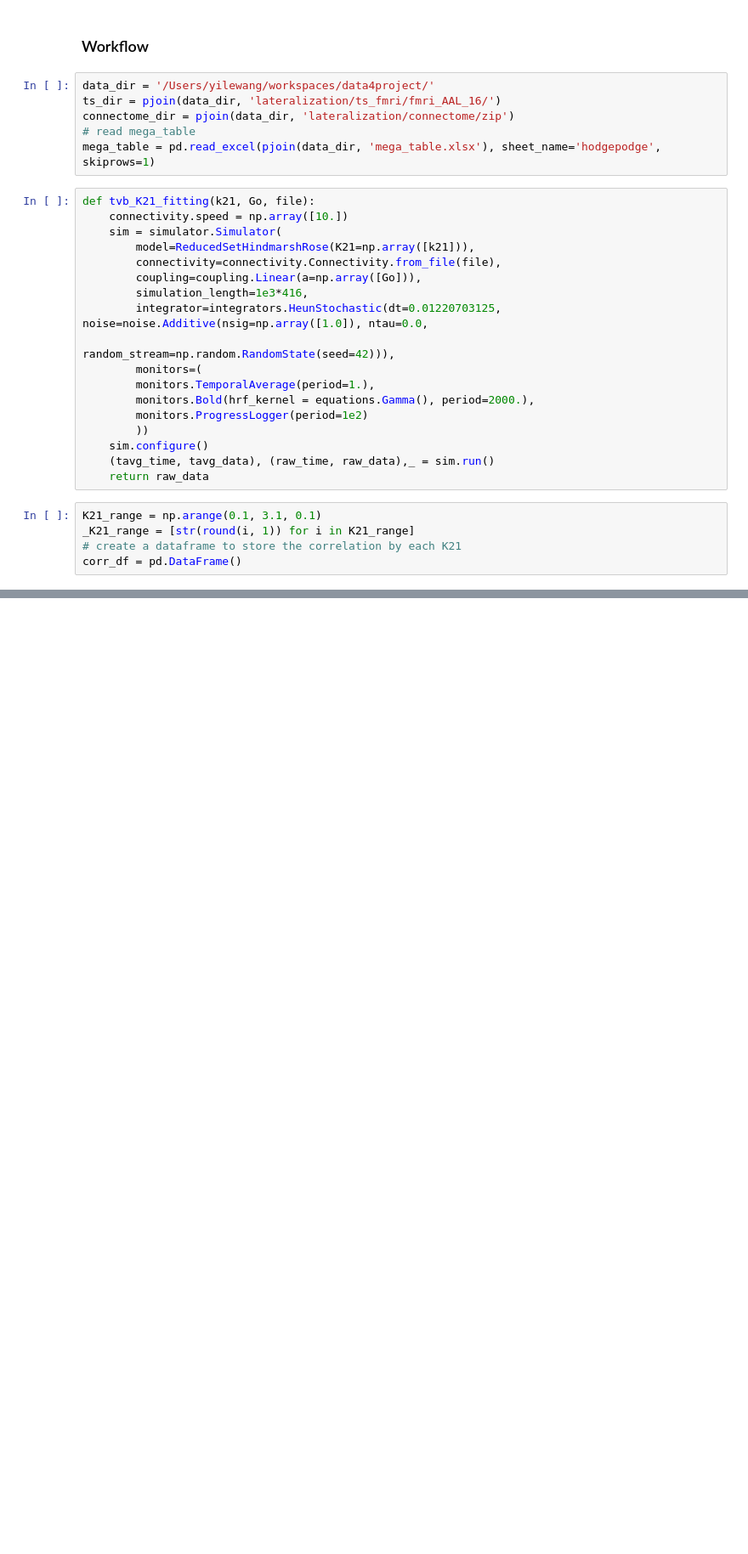
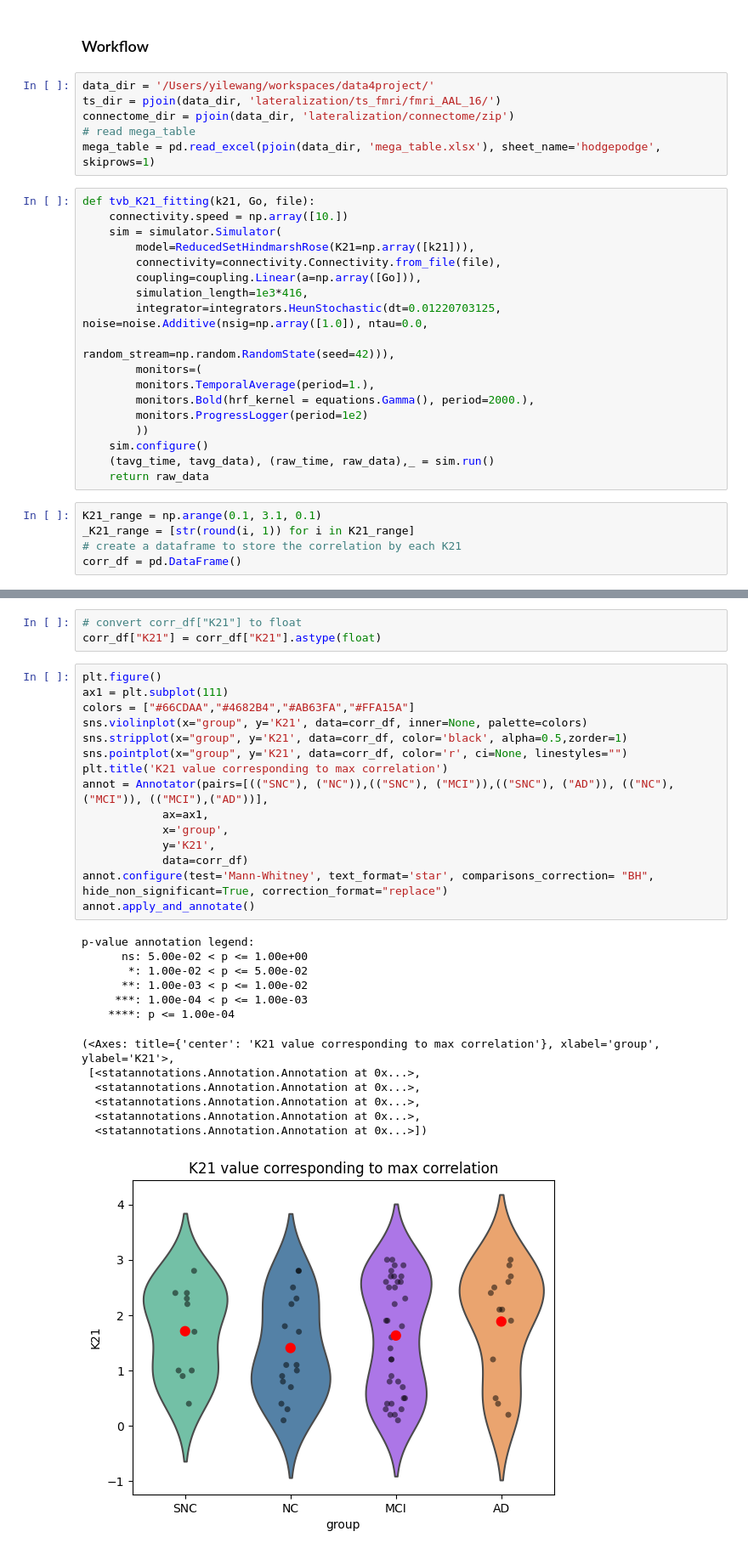
Before and after one commit to yilewang/tvbdemos, a Jupyter notebook: inhibition_simulation/K21_analysis.ipynb, the cells around one changed output, grey strips where cells are left out. Shown at 85% size. Cells and saved outputs as stored; diff of their text form; blank space fills up the shorter version.

```diff
--- a/inhibition_simulation/K21_analysis.ipynb
+++ b/inhibition_simulation/K21_analysis.ipynb
@@ -108,0 +103,32 @@ KeyboardInterrupt:
+# %%
+# convert corr_df["K21"] to float
+corr_df["K21"] = corr_df["K21"].astype(float)
+# %%
+plt.figure()
+ax1 = plt.subplot(111)
+colors = ["#66CDAA","#4682B4","#AB63FA","#FFA15A"]
+sns.violinplot(x="group", y='K21', data=corr_df, inner=None, palette=colors)
+sns.stripplot(x="group", y='K21', data=corr_df, color='black', alpha=0.5,zorder=1)
+sns.pointplot(x="group", y='K21', data=corr_df, color='r', ci=None, linestyles="")
+plt.title('K21 value corresponding to max correlation')
+annot = Annotator(pairs=[(("SNC"), ("NC")),(("SNC"), ("MCI")),(("SNC"), ("AD")), (("NC"), ("MCI")), (("MCI"),("AD"))],
+            ax=ax1,
+            x='group',
+            y='K21',
+            data=corr_df)
+annot.configure(test='Mann-Whitney', text_format='star', comparisons_correction= "BH", hide_non_significant=True, correction_format="replace")
+annot.apply_and_annotate()
+# %% [output]
+p-value annotation legend:
+      ns: 5.00e-02 < p <= 1.00e+00
+       *: 1.00e-02 < p <= 5.00e-02
+      **: 1.00e-03 < p <= 1.00e-02
+     ***: 1.00e-04 < p <= 1.00e-03
+    ****: p <= 1.00e-04
+(<Axes: title={'center': 'K21 value corresponding to max correlation'}, xlabel='group', ylabel='K21'>,
+ [<statannotations.Annotation.Annotation at 0x...>,
+  <statannotations.Annotation.Annotation at 0x...>,
+  <statannotations.Annotation.Annotation at 0x...>,
+  <statannotations.Annotation.Annotation at 0x...>,
+  <statannotations.Annotation.Annotation at 0x...>])
+[figure, added]
```
Also changed, not shown: parts of 6 cells of this notebook, 11 other files.
